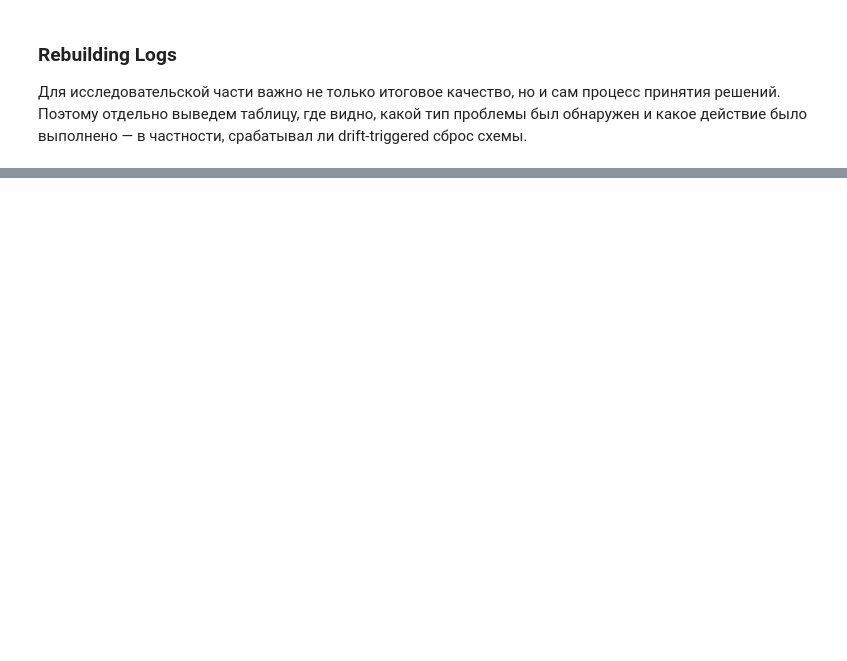
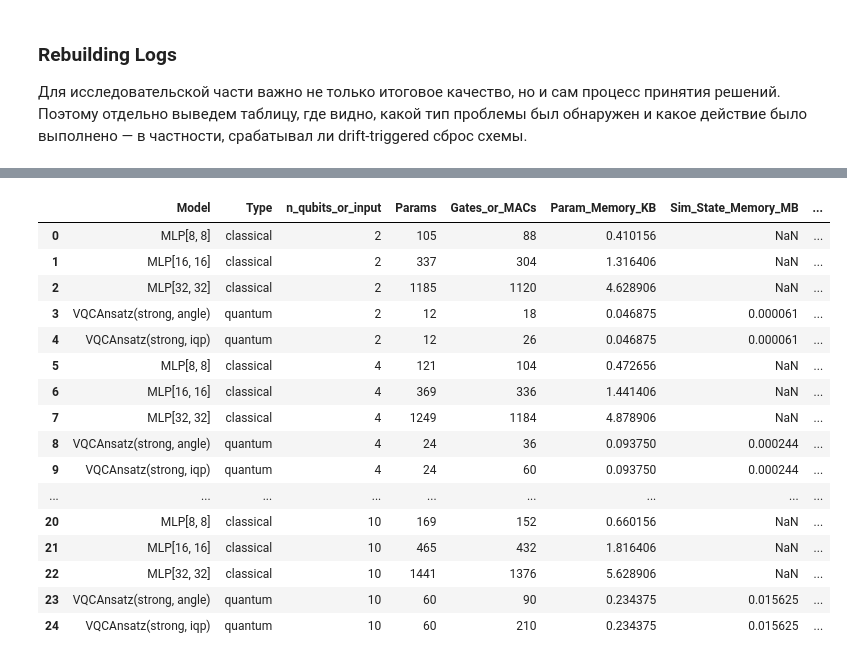
Before and after one commit to Eg0Mak/barren-plateau-volatility, a Jupyter notebook: notebooks/barren_plateau_volatility.ipynb, the cells around one changed output, grey strips where cells are left out. Drawn from its saved outputs; the diff is of its cells as text; code cells hidden in the pictures; blank space fills up the shorter version.

```diff
--- a/notebooks/barren_plateau_volatility.ipynb
+++ b/notebooks/barren_plateau_volatility.ipynb
@@ -1782,0 +1909,63 @@ adaptive_log_df
+# %%
+EPOCHS_BENCH = 100
+QUBITS_BENCH = [2, 4, 6, 8, 10]
+
+advantage_rows = []
+
+for q in QUBITS_BENCH:
+    Xtr_q, Xte_q = prepare_quantum_features(X_WithDrift_train, X_WithDrift_test, q)
+
+    # классические модели на тех же q признаках
+    for hidden in [(8, 8), (16, 16), (32, 32)]:
+        t0 = time.time()
+        mlp = MLPClassifier(hidden_layer_sizes=hidden, max_iter=EPOCHS_BENCH, random_state=42)
+        mlp.fit(Xtr_q, y_WithDrift_train)
+        train_time = time.time() - t0
+
+        y_pred = mlp.predict(Xte_q)
+        n_params = count_mlp_params(hidden, q)
+        n_macs = classical_mac_count(hidden, q)
+
+        advantage_rows.append({
+            "Model": f"MLP{list(hidden)}",
+            "Type": "classical",
+            "n_qubits_or_input": q,
+            "Params": n_params,
+            "Gates_or_MACs": n_macs,
+            "Param_Memory_KB": estimate_param_memory_bytes(n_params) / 1024,
+            "Sim_State_Memory_MB": None,
+            "Train_Time_s": train_time,
+            "F1": f1_score(y_WithDrift_test, y_pred, zero_division=0)
+        })
+
+    # квантовые модели, strong ansatz, оба кодирования
+    for encoding in ["angle", "iqp"]:
+        torch.manual_seed(42)
+        model = VQCAnsatz(n_qubits=q, n_layers=2, ansatz_type="strong", encoding=encoding, init_scale=0.01)
+
+        t0 = time.time()
+        history = fit_with_gradient_logging(model, Xtr_q, y_WithDrift_train, epochs=EPOCHS_BENCH, lr=0.05, optimizer_name="adam")
+        train_time = time.time() - t0
+
+        y_pred = model(torch.tensor(Xte_q, dtype=torch.float32)).detach().numpy()
+        y_pred = (y_pred > 0.5).astype(int)
+
+        n_params = count_quantum_params(q, n_layers=2, ansatz_type="strong")
+        n_gates = count_quantum_gates(q, n_layers=2, ansatz_type="strong", encoding=encoding)
+
+        advantage_rows.append({
+            "Model": f"VQCAnsatz(strong, {encoding})",
+            "Type": "quantum",
+            "n_qubits_or_input": q,
+            "Params": n_params,
+            "Gates_or_MACs": n_gates,
+            "Param_Memory_KB": estimate_param_memory_bytes(n_params) / 1024,
+            "Sim_State_Memory_MB": estimate_state_vector_memory_bytes(q) / (1024 ** 2),
+            "Train_Time_s": train_time,
+            "F1": f1_score(y_WithDrift_test, y_pred, zero_division=0)
+        })
+
+advantage_df = pd.DataFrame(advantage_rows)
+advantage_df.to_csv("../data/advantage_df.csv", index=False)
+advantage_df
+# %% [output]
@@ -1782,0 +1992,17 @@ adaptive_log_df
+|  | Model | Type | n_qubits_or_input | Params | Gates_or_MACs | Param_Memory_KB | Sim_State_Memory_MB | ... |
+| 0 | MLP[8, 8] | classical | 2 | 105 | 88 | 0.410156 | NaN | ... |
+| 1 | MLP[16, 16] | classical | 2 | 337 | 304 | 1.316406 | NaN | ... |
+| 2 | MLP[32, 32] | classical | 2 | 1185 | 1120 | 4.628906 | NaN | ... |
+| 3 | VQCAnsatz(strong, angle) | quantum | 2 | 12 | 18 | 0.046875 | 0.000061 | ... |
+| 4 | VQCAnsatz(strong, iqp) | quantum | 2 | 12 | 26 | 0.046875 | 0.000061 | ... |
+| 5 | MLP[8, 8] | classical | 4 | 121 | 104 | 0.472656 | NaN | ... |
+| 6 | MLP[16, 16] | classical | 4 | 369 | 336 | 1.441406 | NaN | ... |
+| 7 | MLP[32, 32] | classical | 4 | 1249 | 1184 | 4.878906 | NaN | ... |
+| 8 | VQCAnsatz(strong, angle) | quantum | 4 | 24 | 36 | 0.093750 | 0.000244 | ... |
+| 9 | VQCAnsatz(strong, iqp) | quantum | 4 | 24 | 60 | 0.093750 | 0.000244 | ... |
+| ... | ... | ... | ... | ... | ... | ... | ... | ... |
+| 20 | MLP[8, 8] | classical | 10 | 169 | 152 | 0.660156 | NaN | ... |
+| 21 | MLP[16, 16] | classical | 10 | 465 | 432 | 1.816406 | NaN | ... |
+| 22 | MLP[32, 32] | classical | 10 | 1441 | 1376 | 5.628906 | NaN | ... |
+| 23 | VQCAnsatz(strong, angle) | quantum | 10 | 60 | 90 | 0.234375 | 0.015625 | ... |
+| 24 | VQCAnsatz(strong, iqp) | quantum | 10 | 60 | 210 | 0.234375 | 0.015625 | ... |
```
Also changed, not shown: parts of 28 cells of this notebook.
